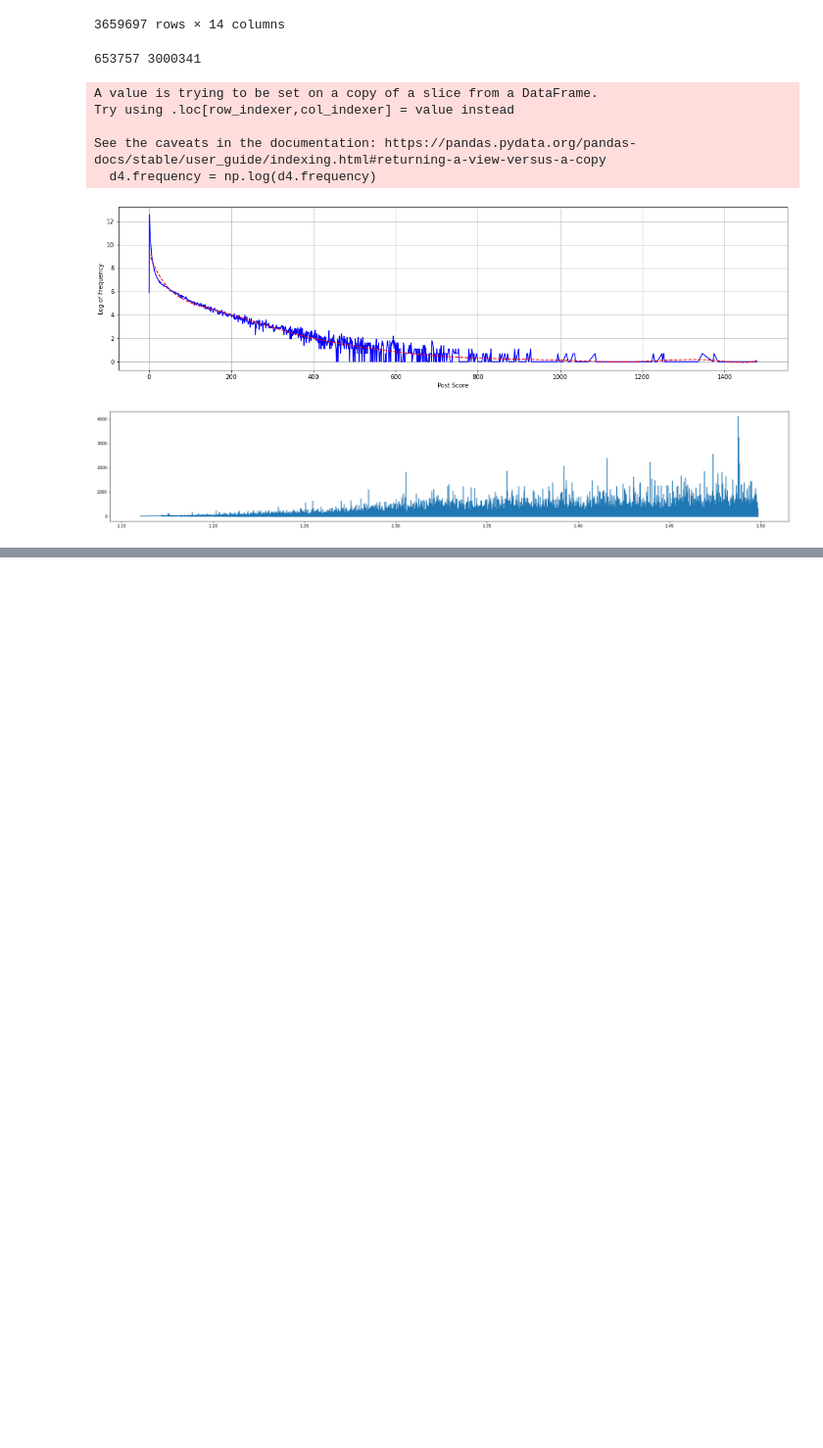
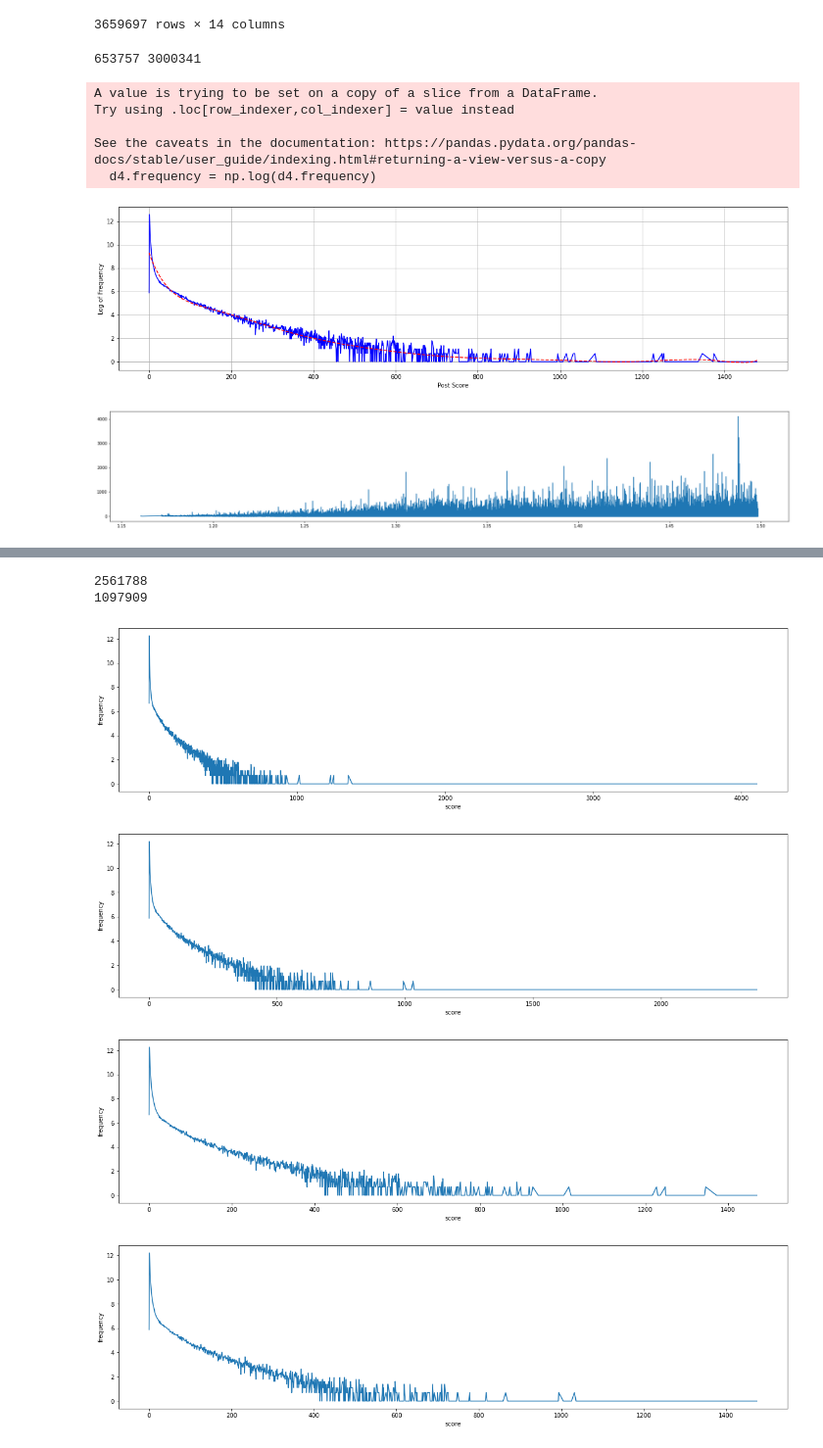
Before and after one commit to Zaidek/Part-II-Disertation, a Jupyter notebook: ptIIproj.ipynb, the cells around one changed output, grey strips where cells are left out. Shown at 98% size. Cells and saved outputs as stored; diff of their text form; code cells hidden in the pictures; blank space fills up the shorter version.

```diff
--- a/ptIIproj.ipynb
+++ b/ptIIproj.ipynb
@@ -199 +221,10 @@ plt.show()
 [figure]
+# %%
+training_data_rand = data.sample(frac = 0.7, random_state=25)
+testing_data_rand = data.drop(training_data_rand.index)
+
+training_data_cutoff = data_with_dates.loc[data_with_dates["time"] <= datetime.datetime(2015, 1, 1)]
+testing_data_cutoff = data_with_dates.drop(training_data_cutoff.index)
+
+print(training_data_cutoff["time"])
+print(testing_data_cutoff["time"])
@@ -199,0 +249,38 @@ plt.show()
+# %%
+print(len(training_data_rand))
+print(len(testing_data_rand))
+# %% [output]
+2561788
+1097909
+# %%
+training_score_freq = training_data_rand.groupby(["score"], sort = True)["score"].count().reset_index(name='frequency')
+training_score_freq_2 = training_data_cutoff.groupby(["score"], sort = True)["score"].count().reset_index(name='frequency')
+# %%
+plt.figure(figsize = (20, 5))
+plt.plot(training_score_freq["score"], np.log(training_score_freq["frequency"]))
+plt.xlabel("score")
+plt.ylabel("frequency")
+plt.show()
+
+plt.figure(figsize = (20, 5))
+plt.plot(training_score_freq_2["score"], np.log(training_score_freq_2["frequency"]))
+plt.xlabel("score")
+plt.ylabel("frequency")
+plt.show()
+
+plt.figure(figsize = (20, 5))
+plt.plot(training_score_freq.loc[training_score_freq["score"] <= 1500]["score"], np.log(training_score_freq.loc[training_score_freq["score"] <= 1500]["frequency"]))
+plt.xlabel("score")
+plt.ylabel("frequency")
+plt.show()
+
+plt.figure(figsize = (20, 5))
+plt.plot(training_score_freq_2.loc[training_score_freq_2["score"] <= 1500]["score"], np.log(training_score_freq_2.loc[training_score_freq_2["score"] <= 1500]["frequency"]))
+plt.xlabel("score")
+plt.ylabel("frequency")
+plt.show()
+# %% [output]
+[figure, added]
+[figure, added]
+[figure, added]
+[figure, added]
```
Also changed, not shown: parts of 14 cells of this notebook.
